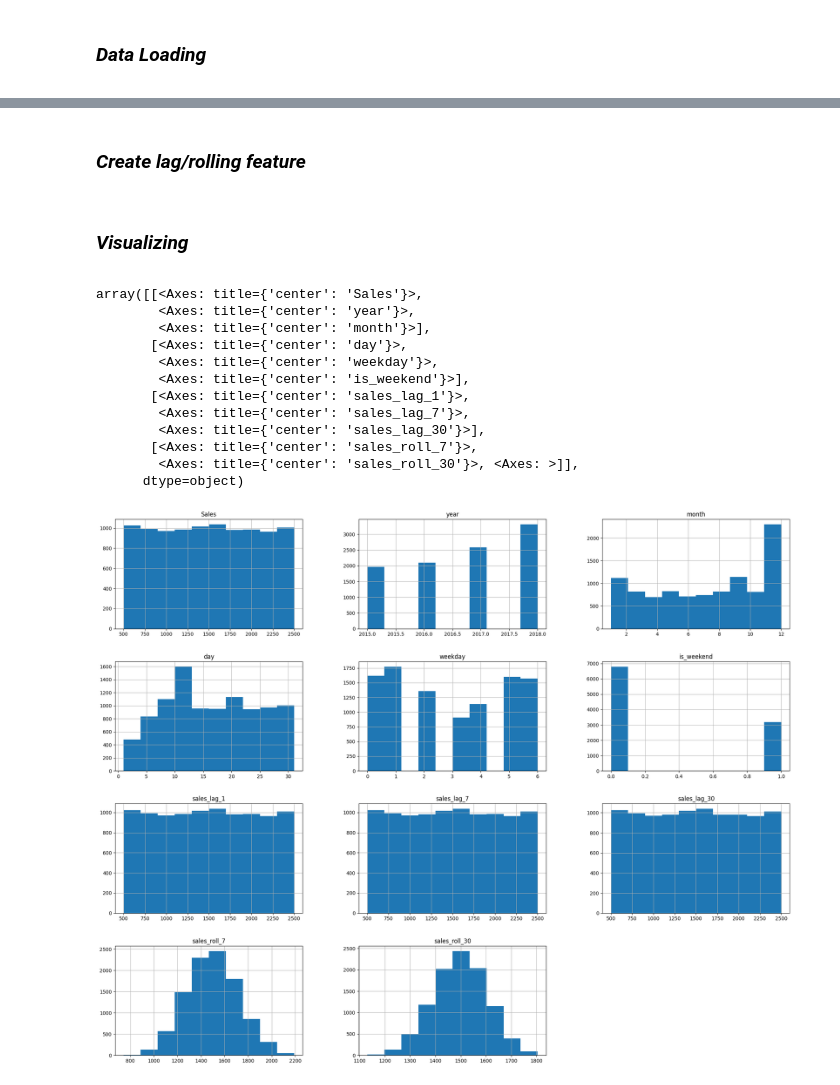
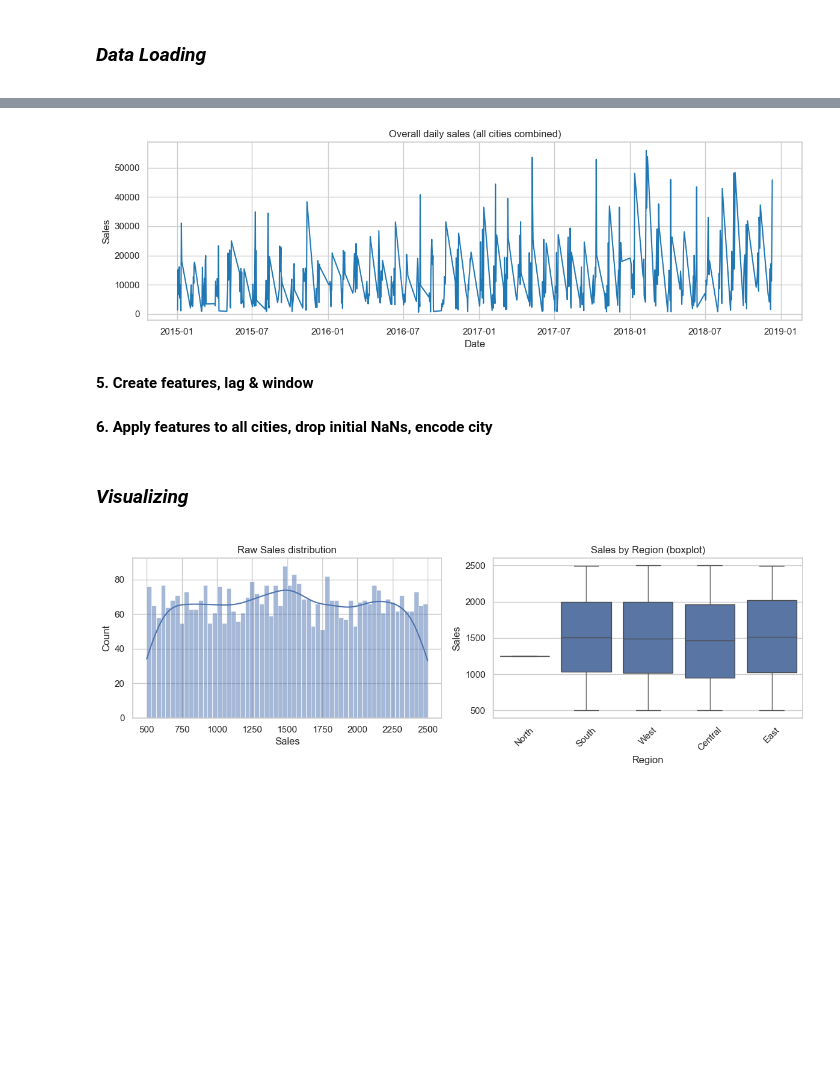
Before and after one commit to Usaid582000/Indian_Grocery_Products_Sales_prediction_Randomforest, a Jupyter notebook: main.ipynb, the cells around one changed output, grey strips where cells are left out. Saved outputs shown, nothing was run; the diff lists cells and outputs as text; code cells hidden in the pictures; blank space fills up the shorter version.

Commit message:
Model_done_output_images_done_newdataset_added

```diff
--- a/main.ipynb
+++ b/main.ipynb
@@ -27,3 +24,8 @@ df
 # %%
-df = df.drop(["State","Customer Name","Discount","Order ID","Profit"], axis=1)
+expected_cols = ['Order ID','Customer Name','Category','Subcategory','City','Orderdate','Region','Sales','Discount','Profit','State']
+missing = [c for c in expected_cols if c not in df.columns]
+if missing:
+    raise ValueError(f"Missing columns: {missing}")
+
+df = df[expected_cols].copy()
 # %% [markdown]
@@ -83,3 +62,0 @@ dtype: int64
-# %%
-df = pd.get_dummies(df, columns=["Category", "Subcategory", "City", "Region"], drop_first=True)
-df
@@ -100,10 +71,35 @@ df
+# %%
+overall_daily = daily.groupby('date')['Sales'].sum().reset_index()
+
+plt.figure(figsize=(12,4))
+plt.plot(overall_daily['date'], overall_daily['Sales'], color='tab:blue')
+plt.title('Overall daily sales (all cities combined)')
+plt.xlabel('Date')
+plt.ylabel('Sales')
+plt.tight_layout()
+plt.show()
+# %% [output]
+[figure, added]
 # %% [markdown]
-*<h3>Create lag/rolling feature</h3>*
+**5. Create features, lag & window**
 # %%
-df = df.set_index('Orderdate')
-for lag in [1, 7, 30]:
-    df[f'sales_lag_{lag}'] = df['Sales'].shift(lag)
+def make_features(city_df):
+    city_df = city_df.sort_values('date').set_index('date')
+    city_df['year'] = city_df.index.year
+    city_df['month'] = city_df.index.month
+    city_df['day'] = city_df.index.day
+    city_df['weekday'] = city_df.index.weekday
+    city_df['is_weekend'] = city_df['weekday'].isin([5,6]).astype(int)
 
-df['sales_roll_7'] = df['Sales'].shift(1).rolling(window=7).mean()
-df['sales_roll_30'] = df['Sales'].shift(1).rolling(window=30).mean()
-df = df.dropna()
+    for lag in [1,7,14,30]:
+        city_df[f'lag_{lag}'] = city_df['Sales'].shift(lag)
+
+    for window in [7,14,30]:
+        city_df[f'roll_mean_{window}'] = city_df['Sales'].shift(1).rolling(window=window, min_periods=1).mean()
+
+    city_df['sales_diff_1'] = city_df['Sales'] - city_df['lag_1']
+    city_df['sales_pct_change_7'] = (city_df['Sales'] / city_df['lag_7'] - 1).replace([np.inf, -np.inf], np.nan)
+
+    return city_df.reset_index()
+# %% [markdown]
+**6. Apply features to all cities, drop initial NaNs, encode city**
@@ -110,18 +127,16 @@ df = df.dropna()
 # %% [markdown]
 *<h3>Visualizing</h3>*
 # %%
-df.hist(figsize=(25,20))
+plt.figure(figsize=(12,4))
+plt.subplot(1,2,1)
+sns.histplot(df['Sales'], bins=60, kde=True)
+plt.title('Raw Sales distribution')
+
+plt.subplot(1,2,2)
+sns.boxplot(x='Region', y='Sales', data=df)
+plt.title('Sales by Region (boxplot)')
+plt.xticks(rotation=45)
+plt.tight_layout()
+plt.show()
 # %% [output]
-array([[<Axes: title={'center': 'Sales'}>,
-        <Axes: title={'center': 'year'}>,
-        <Axes: title={'center': 'month'}>],
-       [<Axes: title={'center': 'day'}>,
-        <Axes: title={'center': 'weekday'}>,
-        <Axes: title={'center': 'is_weekend'}>],
-       [<Axes: title={'center': 'sales_lag_1'}>,
-        <Axes: title={'center': 'sales_lag_7'}>,
-        <Axes: title={'center': 'sales_lag_30'}>],
-       [<Axes: title={'center': 'sales_roll_7'}>,
-        <Axes: title={'center': 'sales_roll_30'}>, <Axes: >]],
-      dtype=object)
-[figure, old version]
+[figure, new version]
```
Also changed, not shown: parts of 39 cells of this notebook, 14 other files.
